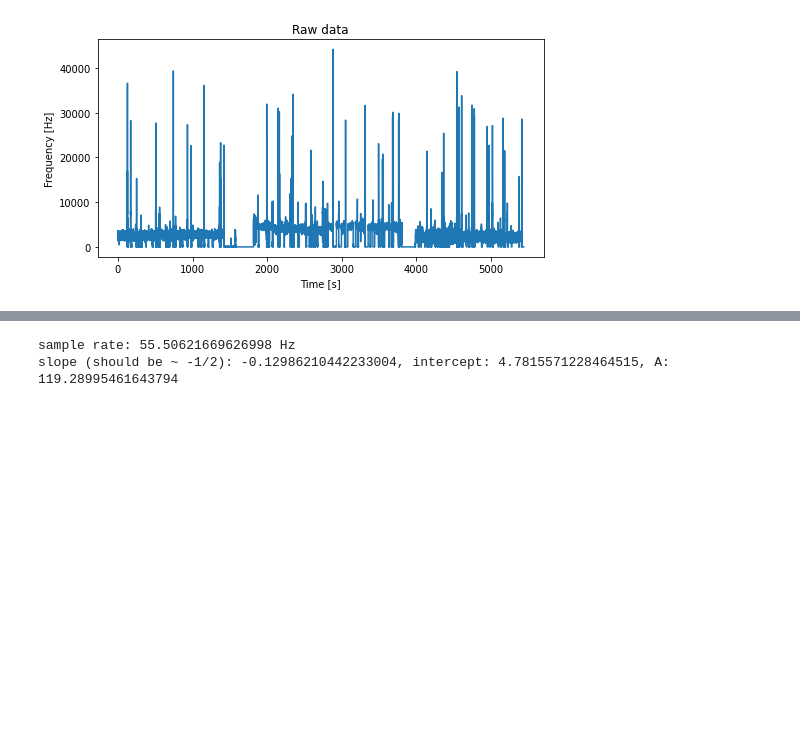
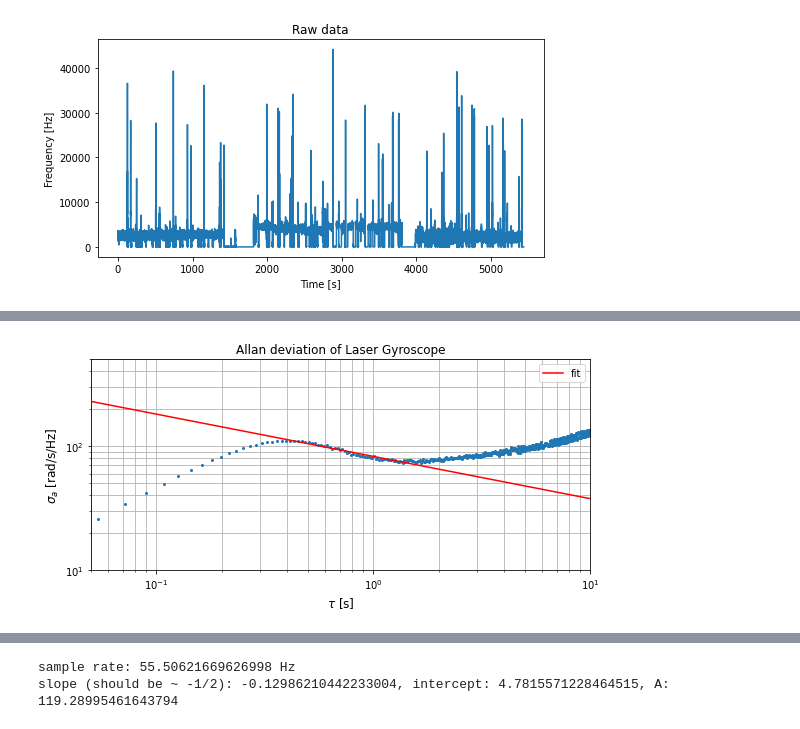
Before and after one commit to tesla1900/advanced-lab-course, a Jupyter notebook: laser_gyroscope/allan_dev_analysis.ipynb, the cells around one changed output, grey strips where cells are left out. Saved outputs shown, nothing was run; the diff lists cells and outputs as text; code cells hidden in the pictures; blank space fills up the shorter version.

```diff
--- a/laser_gyroscope/allan_dev_analysis.ipynb
+++ b/laser_gyroscope/allan_dev_analysis.ipynb
@@ -51,0 +204,16 @@ Text(0.5, 1.0, 'Filtered data')
+# %%
+# plot results in a closer region
+
+fig, ax = plt.subplots(figsize=(8,4), tight_layout=True)
+ax.loglog(t2, ad, marker="o", ls="", ms=2.0)   # the data
+ax.loglog(t2, ad_thr, color="r", zorder=3, label = 'fit')
+
+ax.set_xlabel(r"$\tau$ [s]", fontsize=12)
+ax.set_ylabel(r"$\sigma_a$ [rad/s/Hz]", fontsize=12)
+ax.set_title("Allan deviation of Laser Gyroscope", fontsize=12)
+ax.set_xlim((5e-2, 1e1))
+ax.set_ylim((1e1, 5e2))
+ax.legend()
+ax.grid(which='both')
+# %% [output]
+[figure, added]
```
Also changed, not shown: parts of 5 cells of this notebook.
